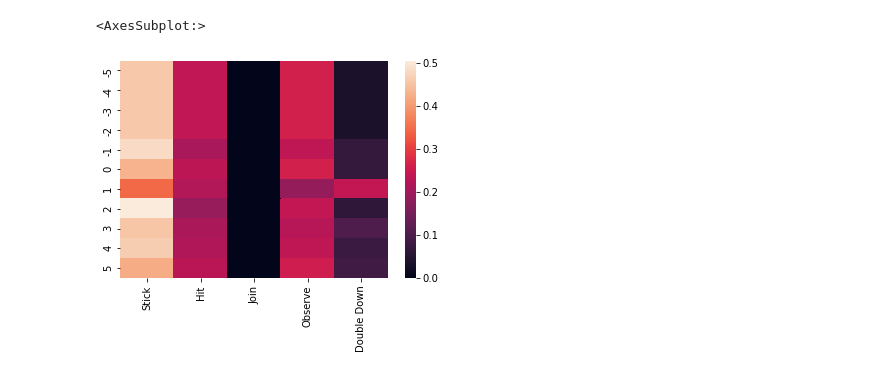
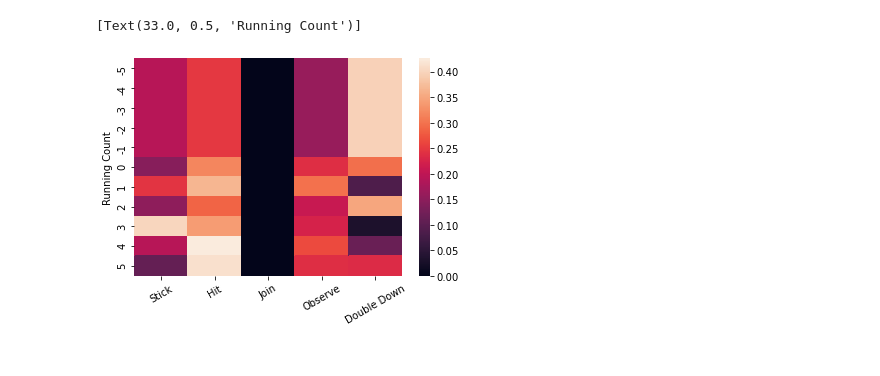
Before and after one commit to dwraft/gameRL, a Jupyter notebook: gameRL/notebooks/model_visualization.ipynb, the cells around one changed output. Drawn from its saved outputs; the diff is of its cells as text; code cells hidden in the pictures.

```diff
--- a/gameRL/notebooks/model_visualization.ipynb
+++ b/gameRL/notebooks/model_visualization.ipynb
@@ -48,8 +41,8 @@ def get_correct_env(var, num_decks, rho=1):
 def set_cur_state(
     env, dealer_hand, dummy_hand, player_hand=None, observing=False, count=None
 ):
-    if not observing:
-        env.step(2)
+    if not observing and not env.player:
+        env.player = BlackjackHandwithReshuffle(env.blackjack_deck)
     env.dealer.hand = dealer_hand
     env.dummy.hand = dummy_hand
     if player_hand is not None:
@@ -86,22 +79,23 @@ def clean_up_strategy_profile(probs, observing):
         probs[2] = 0
     return probs
 # %%
-path = "/Users/max/Desktop/6.867/Final Project/gameRL/saved_models/saved_models/dqn_sum_21_rho_0.75_nd_10.zip"
-env = get_correct_env("adv", 1, rho=0.75)
+path = "/Users/max/Desktop/6.867/Final Project/gameRL/saved_models fixed/dqn_sum_21_rho_0.75_nd_10.zip"
+env = get_correct_env("adv", 10, rho=0.75)
 env.reset()
 model = get_model(path)
 print(model.sess)
-env = set_cur_state(env, [3, 3], [2, 2], [6,4], False, count=15)
+env = set_cur_state(env, [3, 3], [2, 2], [2,4], False, count=15)
 # env = set_basic_state(env, [3,3], [10,1])
 obs = env._get_obs()
 print("obs", obs)
 counts = list(range(-5, 6))
+dealer_hands = range(1, 11)
 profs = []
 observing = False
 for count in counts:
 # count = 0
-# for i in range(1, 11):
-    env = set_cur_state(env, [10, i], [5, 3], [2, 2], observing, count=count)
+# for i in dealer_hands:
+    env = set_cur_state(env, [4, 10], [5, 3], [5,5], observing, count=count)
     obs = env._get_obs()
     print(obs)
     prof = model.action_probability(obs)
@@ -130,6 +124,8 @@ obs (10, 3, False, 15, False)
 # %%
 x_labels = ["Stick", "Hit", "Join", "Observe", "Double Down"]
-sns.heatmap(arr, xticklabels=x_labels, yticklabels=counts)
+g = sns.heatmap(arr, xticklabels=x_labels, yticklabels=counts)
+g.set_xticklabels(g.get_xticklabels(), rotation=30)
+g.set(ylabel='Running Count')
 # %% [output]
-<AxesSubplot:>
+[Text(33.0, 0.5, 'Running Count')]
-[figure, old version]
+[figure, new version]
```
Also changed, not shown: parts of 2 cells of this notebook.
